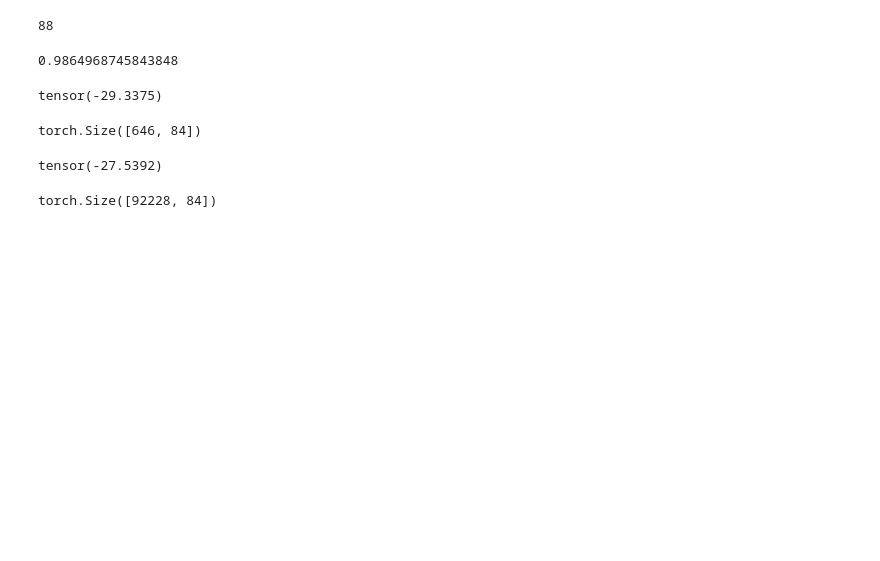
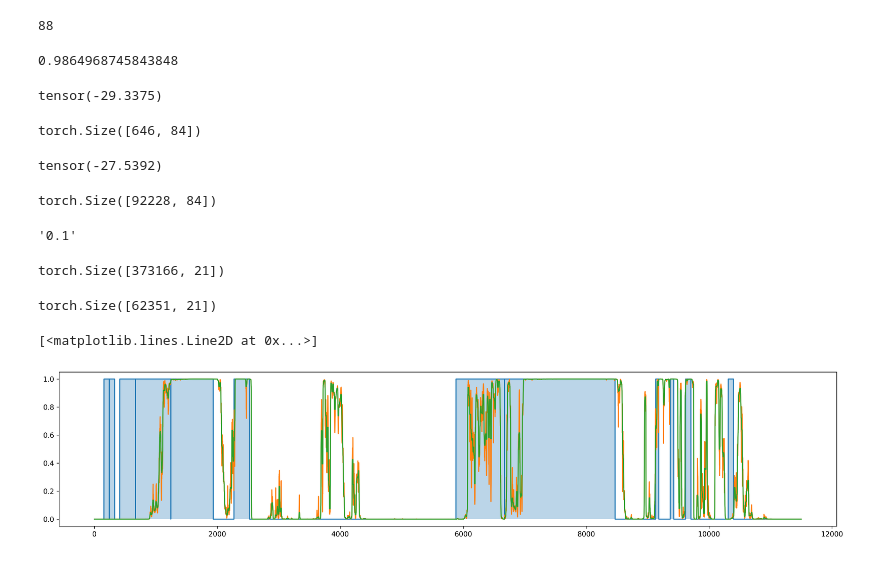
Before and after one commit to MALerLab/ring-leitmotif-detection, a Jupyter notebook: sandbox.ipynb, the cells around one changed output. Cells and saved outputs as stored; diff of their text form; code cells hidden in the pictures; blank space fills up the shorter version.

```diff
--- a/sandbox.ipynb
+++ b/sandbox.ipynb
@@ -556,3 +591,30 @@ with open("data/CQT/Ke_D-0.pkl", "rb") as f:
 cqt.shape
 # %% [output]
 torch.Size([92228, 84])
+# %%
+f'{0.1234:.1f}'
+# %% [output]
+'0.1'
+# %%
+gt = torch.load('leitmotif_gt_Kr_A.pt')
+pred = torch.load('leitmotif_pred_Kr_A.pt')
+pred_medfilt = torch.load('leitmotif_pred_Kr_A_medfilt.pt')
+gt_maxed = torch.load('leitmotif_gt_maxed_Kr_A.pt')
+pred_maxed = torch.load('leitmotif_pred_maxed_Kr_A.pt')
+# %%
+gt.shape
+# %% [output]
+torch.Size([373166, 21])
+# %%
+gt_maxed.shape
+# %% [output]
+torch.Size([62351, 21])
+# %%
+fig, ax = plt.subplots(figsize=(20, 4), dpi=300)
+ax.plot(gt[186500:198000, 0])
+ax.fill_between([x for x in range(11500)], gt[186500:198000, 0], alpha=0.3)
+ax.plot(pred[186500:198000, 0])
+ax.plot(pred_medfilt[186500:198000, 0])
+# %% [output]
+[<matplotlib.lines.Line2D at 0x...>]
+[figure, added]
```
Also changed, not shown: parts of 8 cells of this notebook, 5 other files.
